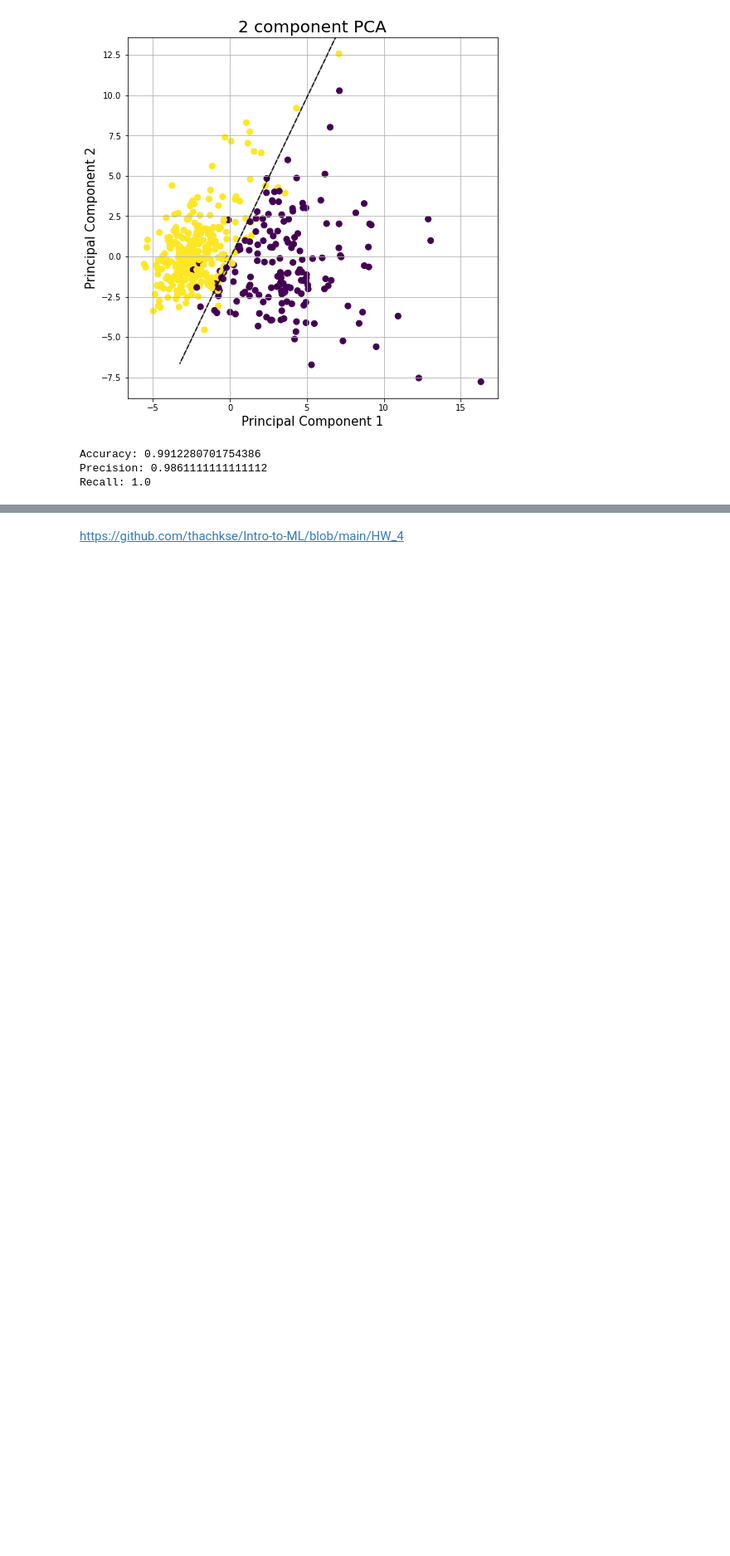
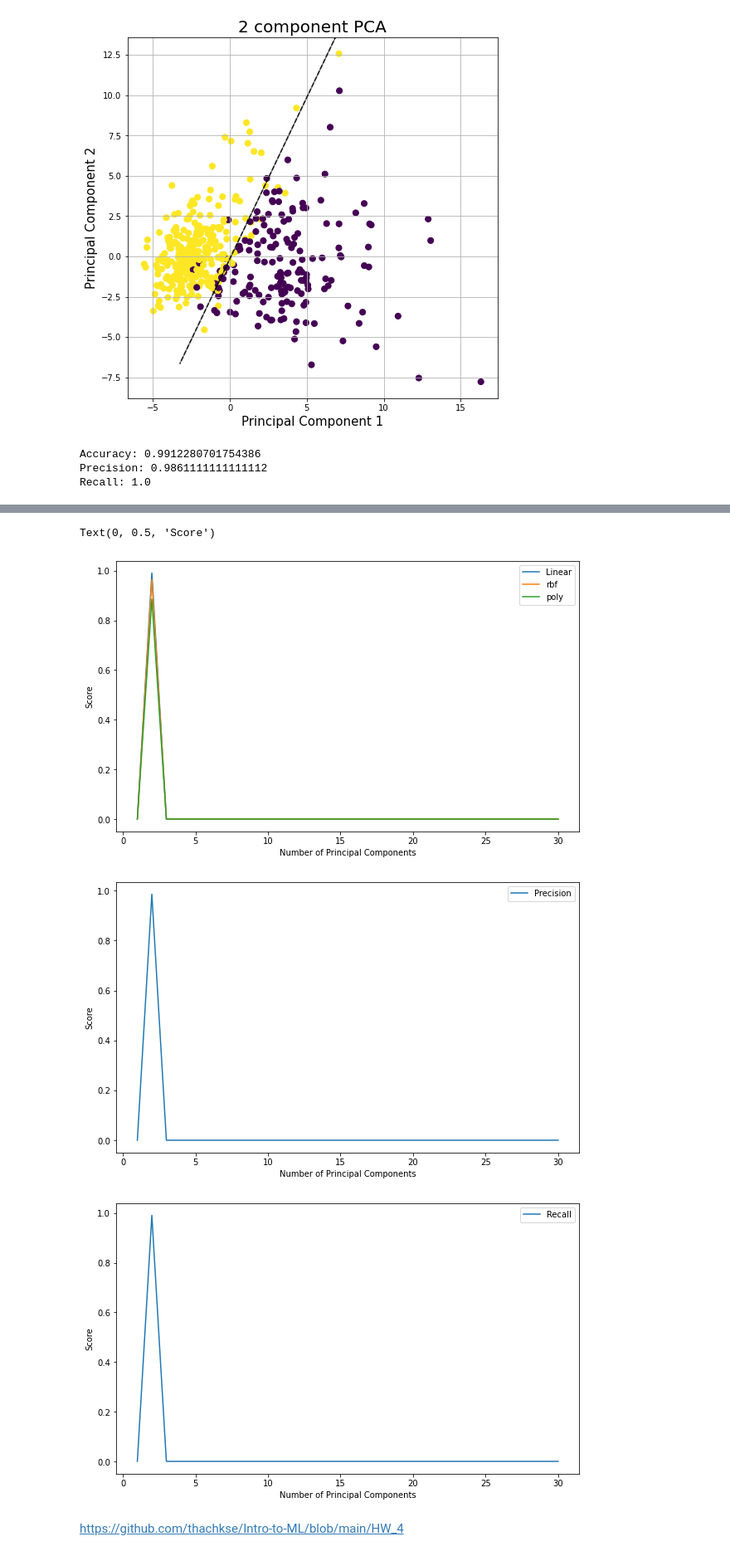
Before and after one commit to thachkse/Intro-to-ML, a Jupyter notebook: HW_4/HW4_SVM.ipynb, the cells around one changed output, grey strips where cells are left out. Shown: that part at 83% size. Saved outputs shown, nothing was run; the diff lists cells and outputs as text; code cells hidden in the pictures; blank space fills up the shorter version.

```diff
--- a/HW_4/HW4_SVM.ipynb
+++ b/HW_4/HW4_SVM.ipynb
@@ -211,0 +239,9 @@ def pca_iters(K,data):
+# %%
+iterations = 30
+accu = np.zeros(iterations)
+prec = np.zeros(iterations)
+reca = np.zeros(iterations)
+arrx = np.zeros((3,30))
+arry = np.zeros((3,30))
+arrz = np.zeros((3,30))
+xstr = ['linear','rbf','poly']
@@ -212,10 +281,36 @@ def pca_iters(K,data):
 # %%
-# Separating out the features
-x = b_dataset.loc[:, features].values
-# Separating out the target
-y = b_dataset['label']
-
-# Standardizing the features
-x = StandardScaler().fit_transform(x)
+num = 0
+for n in xstr:
+    accu, prec, reca = iterx(n,iterations)
+    arrx[num,:] = np.array(accu)
+    arry[num,:] = np.array(prec)
+    arrz[num,:] = np.array(reca)
+    num = num + 1
+# %%
+plt.figure(figsize = (10, 6))
+plt.plot(range(1,iterations+1),arrx[0,:])
+plt.plot(range(1,iterations+1),arrx[1,:])
+plt.plot(range(1,iterations+1),arrx[2,:])
+plt.legend(['Linear','rbf','poly'])
+plt.xlabel('Number of Principal Components')
+plt.ylabel('Score')
+
+plt.figure(figsize = (10, 6))
+plt.plot(range(1,iterations+1),arry[0,:])
+plt.legend(['Precision'])
+plt.xlabel('Number of Principal Components')
+plt.ylabel('Score')
+
+
+plt.figure(figsize = (10, 6))
+plt.plot(range(1,iterations+1),arrx[0,:])
+plt.legend(['Recall'])
+plt.xlabel('Number of Principal Components')
+plt.ylabel('Score')
+# %% [output]
+Text(0, 0.5, 'Score')
+[figure, added]
+[figure, added]
+[figure, added]
 # %% [markdown]
 https://github.com/thachkse/Intro-to-ML/blob/main/HW_4
```
Also changed, not shown: parts of 10 cells of this notebook, 2 other files.
